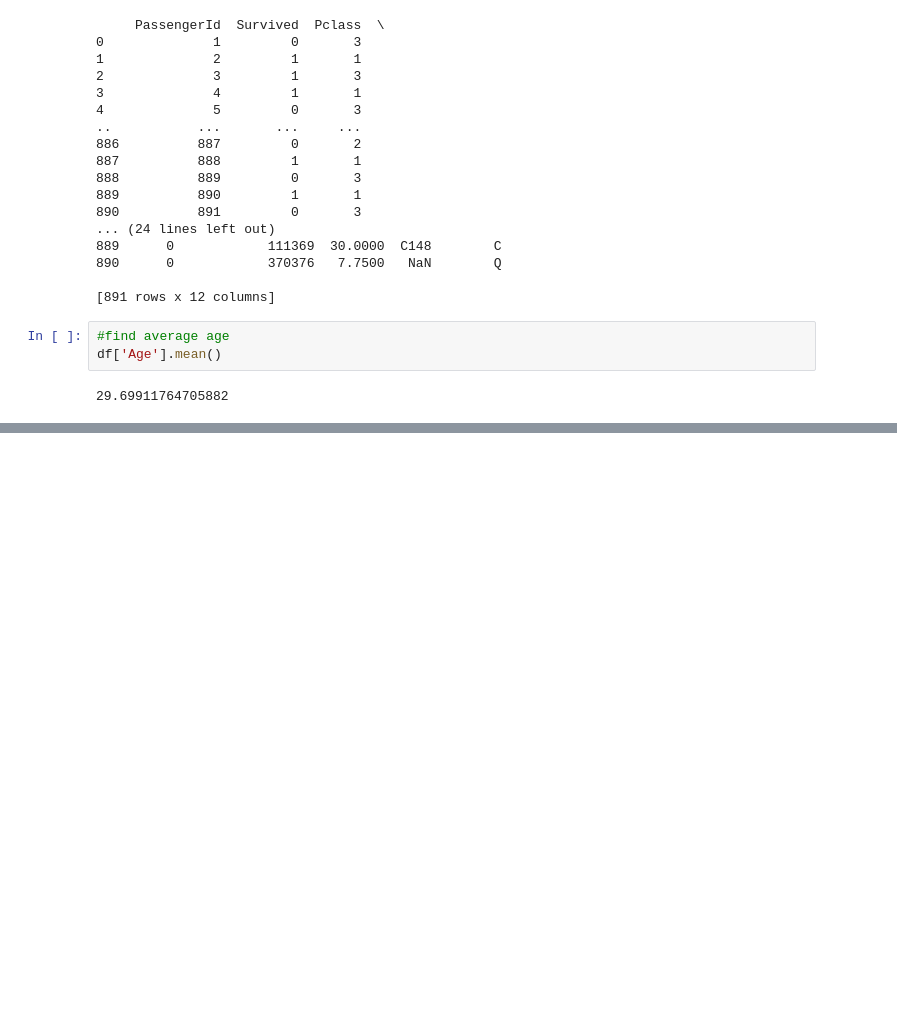
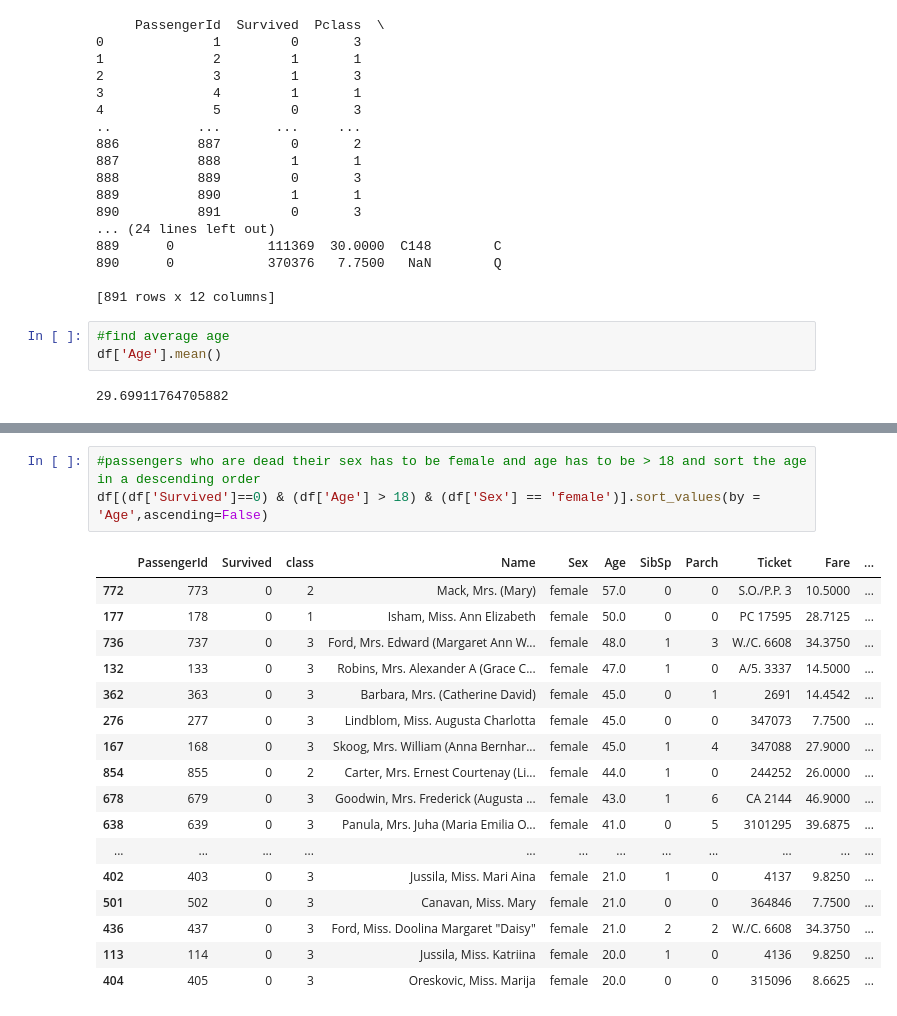
Before and after one commit to Pradeep24032004/data_science, a Jupyter notebook: PandasBasics.ipynb, the cells around one changed output, grey strips where cells are left out. Cells and saved outputs as stored; diff of their text form; blank space fills up the shorter version.

```diff
--- a/PandasBasics.ipynb
+++ b/PandasBasics.ipynb
@@ -470,0 +864,21 @@ df['Age'].mean()
+# %%
+#passengers who are dead their sex has to be female and age has to be > 18 and sort the age in a descending order
+df[(df['Survived']==0) & (df['Age'] > 18) & (df['Sex'] == 'female')].sort_values(by = 'Age',ascending=False)
+# %% [output]
+|  | PassengerId | Survived | class | Name | Sex | Age | SibSp | Parch | Ticket | Fare | ... |
+| 772 | 773 | 0 | 2 | Mack, Mrs. (Mary) | female | 57.0 | 0 | 0 | S.O./P.P. 3 | 10.5000 | ... |
+| 177 | 178 | 0 | 1 | Isham, Miss. Ann Elizabeth | female | 50.0 | 0 | 0 | PC 17595 | 28.7125 | ... |
+| 736 | 737 | 0 | 3 | Ford, Mrs. Edward (Margaret Ann W... | female | 48.0 | 1 | 3 | W./C. 6608 | 34.3750 | ... |
+| 132 | 133 | 0 | 3 | Robins, Mrs. Alexander A (Grace C... | female | 47.0 | 1 | 0 | A/5. 3337 | 14.5000 | ... |
+| 362 | 363 | 0 | 3 | Barbara, Mrs. (Catherine David) | female | 45.0 | 0 | 1 | 2691 | 14.4542 | ... |
+| 276 | 277 | 0 | 3 | Lindblom, Miss. Augusta Charlotta | female | 45.0 | 0 | 0 | 347073 | 7.7500 | ... |
+| 167 | 168 | 0 | 3 | Skoog, Mrs. William (Anna Bernhar... | female | 45.0 | 1 | 4 | 347088 | 27.9000 | ... |
+| 854 | 855 | 0 | 2 | Carter, Mrs. Ernest Courtenay (Li... | female | 44.0 | 1 | 0 | 244252 | 26.0000 | ... |
+| 678 | 679 | 0 | 3 | Goodwin, Mrs. Frederick (Augusta ... | female | 43.0 | 1 | 6 | CA 2144 | 46.9000 | ... |
+| 638 | 639 | 0 | 3 | Panula, Mrs. Juha (Maria Emilia O... | female | 41.0 | 0 | 5 | 3101295 | 39.6875 | ... |
+| ... | ... | ... | ... | ... | ... | ... | ... | ... | ... | ... | ... |
+| 402 | 403 | 0 | 3 | Jussila, Miss. Mari Aina | female | 21.0 | 1 | 0 | 4137 | 9.8250 | ... |
+| 501 | 502 | 0 | 3 | Canavan, Miss. Mary | female | 21.0 | 0 | 0 | 364846 | 7.7500 | ... |
+| 436 | 437 | 0 | 3 | Ford, Miss. Doolina Margaret "Daisy" | female | 21.0 | 2 | 2 | W./C. 6608 | 34.3750 | ... |
+| 113 | 114 | 0 | 3 | Jussila, Miss. Katriina | female | 20.0 | 1 | 0 | 4136 | 9.8250 | ... |
+| 404 | 405 | 0 | 3 | Oreskovic, Miss. Marija | female | 20.0 | 0 | 0 | 315096 | 8.6625 | ... |
```
Also changed, not shown: parts of 28 cells of this notebook.
